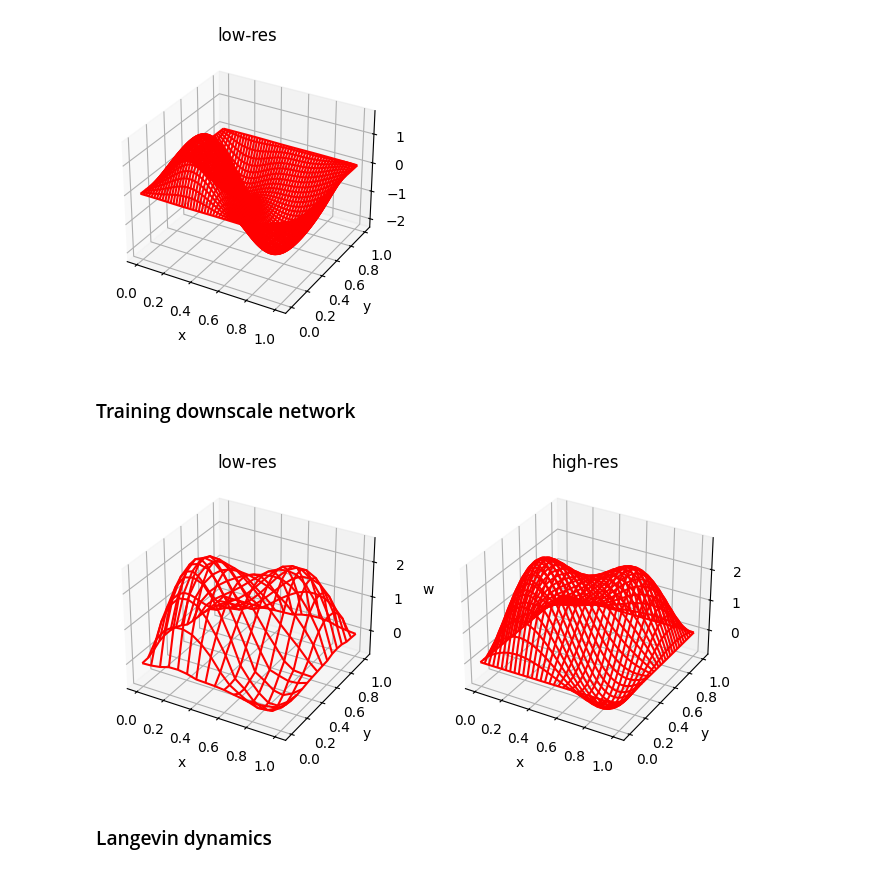
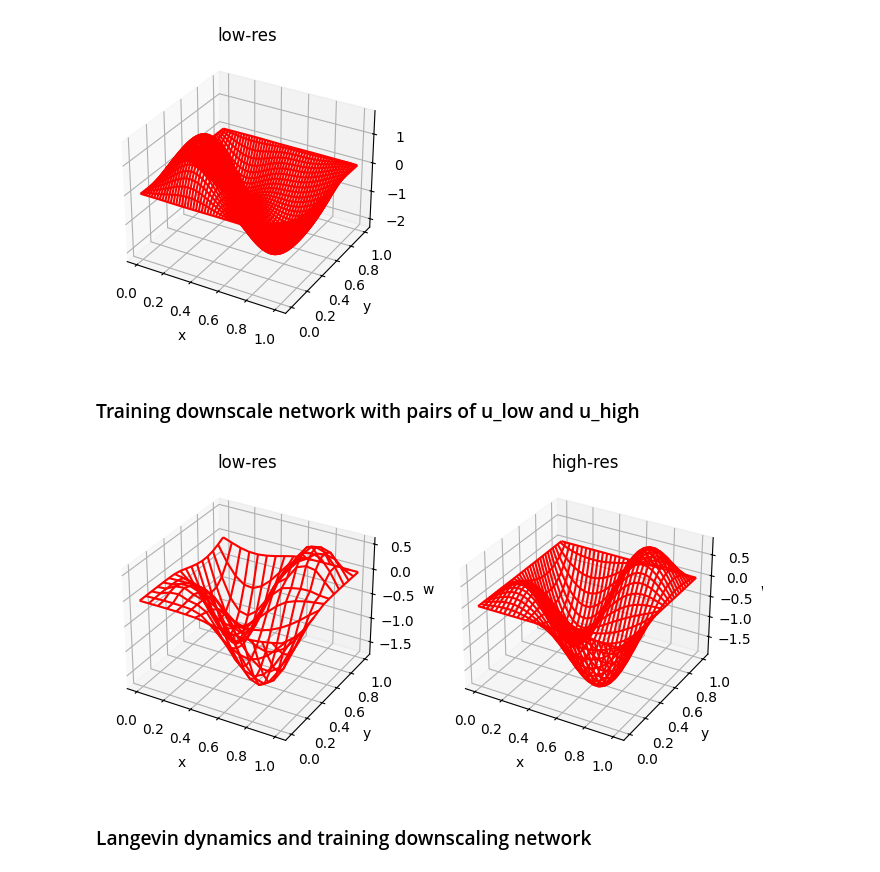
Before and after one commit to ypzpy/PDE-Super-resolution, a Jupyter notebook: notebooks/probabilistic_downscale_training.ipynb, the cells around one changed output. Drawn from its saved outputs; the diff is of its cells as text; code cells hidden in the pictures.

```diff
--- a/notebooks/probabilistic_downscale_training.ipynb
+++ b/notebooks/probabilistic_downscale_training.ipynb
@@ -23,3 +21,7 @@ generate_pairs_from_uhigh(500,l,sigma,N_low,N_high,"500_data_from_uhigh")
 # %%
 w_low, r_low, A_low, x_low, y_low = generate_data(N_low)
 w_high, r_high, A_high, x_high, y_high = generate_data(N_high)
+# %%
+with h5py.File('data/500_data_from_uhigh', 'r') as hf:
+    data_high = hf['high_res'][:]
+    data_low = hf['low_res'][:]
@@ -48,4 +46,4 @@ with h5py.File('data/low_data', 'r') as hf:
 # %% [markdown]
-### Training downscale network
+### Training downscale network with pairs of u_low and u_high
 # %%
 epoch_num = 50
@@ -104,34 +102,34 @@ for epoch in range(1, epoch_num+1):
 # %%
 device = torch.device('cuda' if torch.cuda.is_available() else 'cpu')
 G = DownScale().to(device)
-G.load_state_dict(torch.load('models/downscaling/100samples/lr0.01_gamma0.5/ckpt/best_model.pth')['netG'])
-input = data1[10]
+G.load_state_dict(torch.load('models/downscaling/500samples/lr0.01_gamma0.5/ckpt/best_model.pth')['netG'])
+input = data_high[10]
 input = torch.tensor(input.reshape(1,input.shape[0],-1))
 input = input.to(torch.float32).to(device)
 output = G(input)
 y_input = input.cpu().detach().numpy()
 y = output.cpu().detach().numpy()
 
 fig = plt.figure(figsize=(8,6))
 ax1 = fig.add_subplot(121, projection='3d')
 X, Y = np.meshgrid(x_low, y_low)
 ax1.plot_wireframe(X, Y, y[0].reshape(16,16),color='r')
 ax1.set_xlabel('x')
 ax1.set_ylabel('y')
 ax1.set_zlabel('w')
 ax1.set_title('low-res')
 ax2 = fig.add_subplot(122, projection='3d')
 X, Y = np.meshgrid(x_high,y_high)
 ax2.plot_wireframe(X, Y, input[0].cpu().detach().numpy().reshape(64,64),color='r')
 ax2.set_xlabel('x')
 ax2.set_ylabel('y')
 ax2.set_zlabel('w')
 ax2.set_title('high-res')
 plt.show()
 # %% [output]
-[figure, old version]
+[figure, new version]
 # %% [markdown]
-### Langevin dynamics
+### Langevin dynamics and training downscaling network
 # %%
 def sqrt_matrix(M):
     """
```
Also changed, not shown: parts of 26 cells of this notebook, 15 other files.
